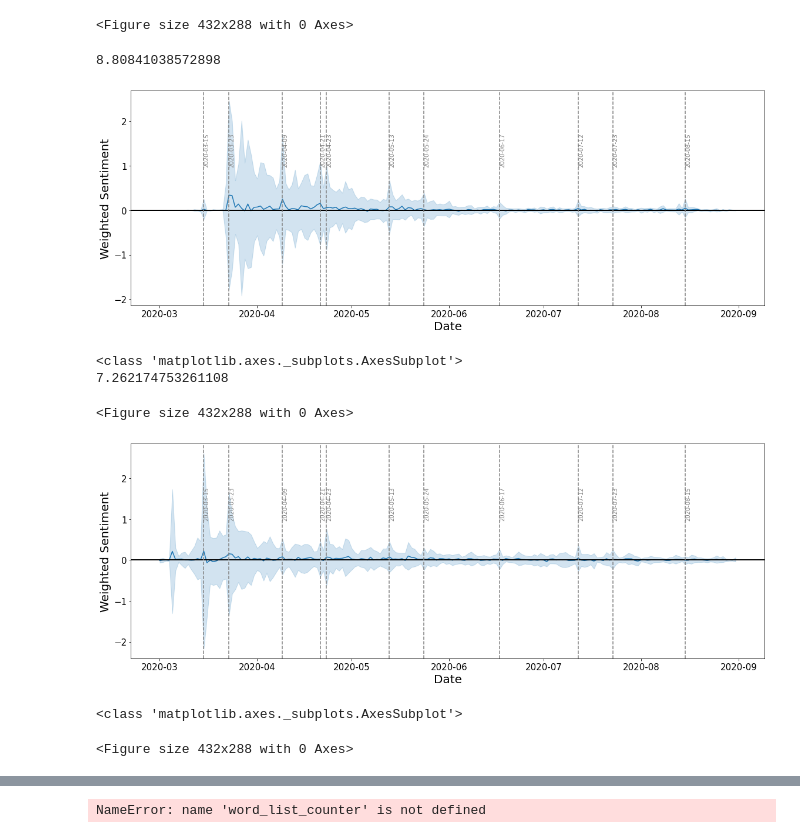
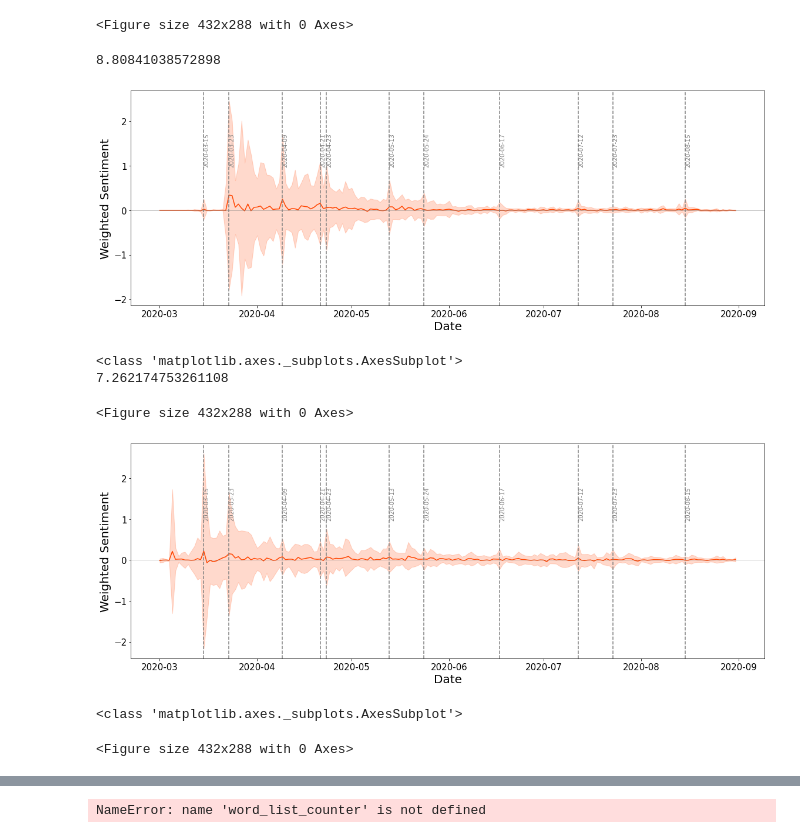
Before and after one commit to tomashege/research_project, a Jupyter notebook: Tomas/notebooks/tweet_analysis.ipynb, the cells around one changed output, grey strips where cells are left out. Saved outputs shown, nothing was run; the diff lists cells and outputs as text; code cells hidden in the pictures.

```diff
--- a/Tomas/notebooks/tweet_analysis.ipynb
+++ b/Tomas/notebooks/tweet_analysis.ipynb
@@ -177,7 +177,8 @@ def hashtags(hashtag, pos):
     p = sns.lineplot(data=sent_combined.rename(columns={"weighted": "Weighted","date":"Date"}),
                      x='Date',
                      y='Weighted',
-                     color = 'orangered')
+                     color = 'orangered',
+                    linewidth = 2)
     #, hue='type')
     p.axhline(0, color='grey', lw=0.5)
     p.tick_params(labelsize=15)
@@ -246,18 +247,13 @@ post_feq = pd.DataFrame(build_dt(tweets[tweets['hashtags'].apply(lambda x: True)
 
 plt.figure(figsize=(16, 6))
 p = sns.lineplot(data=post_feq,
-                     x='Date',
-                     y='Weighted',
+                     x='date',
+                     y='count',
                      color = 'orangered')
-# p = sns.lineplot(x='date',
-#                  y='count',
-#                  color = 'orangered',
-#                  data=post_feq).set_title("All Tweet Frequency")
+
 p.tick_params(labelsize=15)
-# p.axhline(0, color='black', lw=2)
-# p.tick_params(labelsize=15)
-# p.set_xlabel("Date",fontsize=20)
-# p.set_ylabel("Weighted",fontsize=20)
+p.set_xlabel("Date",fontsize=20)
+p.set_ylabel("Frequency",fontsize=20)
 
 pres_speaks_dates =[
 '2020-03-15',
@@ -438,7 +434,7 @@ def hashtags_to_find(hashtag_list):
     p = sns.lineplot(data=sent_combined.rename(columns={"weighted": "Weighted","date":"Date"}),
                      x='Date',
                      y='Weighted',
-                    color = "")#, hue='type')
+                    color = "orangered")#, hue='type')
 
     p.axhline(0, color='grey', lw=0.5)
     p.tick_params(labelsize=15)
@@ -453,38 +449,38 @@ def hashtags_to_find(hashtag_list):
     '2020-05-13',
     '2020-05-24',
     '2020-06-17',
     '2020-07-12',
     '2020-07-23',
     '2020-08-15']
 
     for i in pres_speaks_dates:
         plt.axvline(i, c='grey', ls = "--")
         plt.text(i,1,i,rotation=90, c = "grey")
 #     sns.lineplot(x='Date',
 #                  y='Polarity',
 #                  hue='Key',
 #                  data=pd.melt(display_df_average,
 #                               ['date']).rename(columns={"value": "Polarity","variable":"Key", "date":"Date"})).set_title("The Sentiment for of Topic: "+key_word).get_figure().autofmt_xdate()
     plt.tight_layout()
     plt.savefig("/Users/tomashegewisch/research_project/Tomas/charts/combined_hastag_sentiment/hastag_Sentiment_"+str(hashtag_list)+"_combined.png", dpi=300)
     plt.show()
     plt.clf()
 
     print(type(p))
 
 # hashtags_to_find
 #covid19, covid_19, covid19sa, coronavirussa
 #lockdown, lockdownsa, lockdownsouthafrica
 hashtags_to_find(['lockdown', 'lockdownsa', 'lockdownsouthafrica'])
 hashtags_to_find(['covid19', 'covid_19', 'covid19sa', 'coronavirussa'])
 #tweets[subset_hashtags(['covid19'])]
 # %% [output]
 8.80841038572898
-[figure, old version]
+[figure, new version]
 <class 'matplotlib.axes._subplots.AxesSubplot'>
 7.262174753261108
 <Figure size 432x288 with 0 Axes>
-[figure, old version]
+[figure, new version]
 <class 'matplotlib.axes._subplots.AxesSubplot'>
 <Figure size 432x288 with 0 Axes>
 # %%
```
Also changed, not shown: parts of 2 cells of this notebook, 2 other files.
